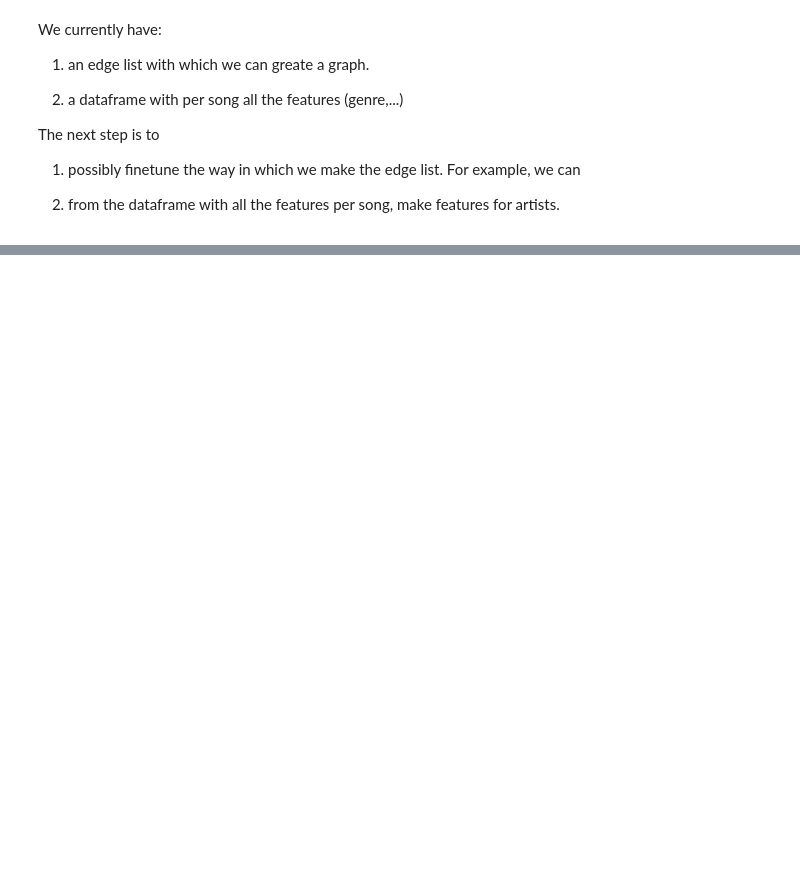
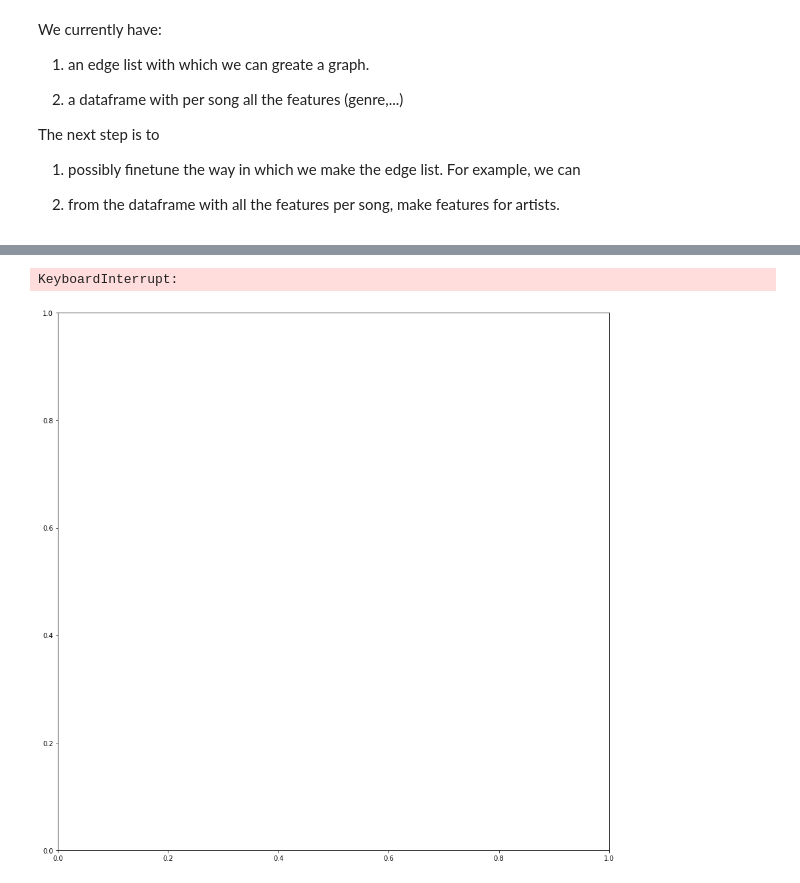
Before and after one commit to motmans-pj/MLNS-Spotify, a Jupyter notebook: Spotify.ipynb, the cells around one changed output, grey strips where cells are left out. Drawn from its saved outputs; the diff is of its cells as text; code cells hidden in the pictures; blank space fills up the shorter version.

```diff
--- a/Spotify.ipynb
+++ b/Spotify.ipynb
@@ -200,0 +264,11 @@ The next step is to
+# %%
+spotify_600 = pd.read_csv(DATA_PATH+'tracks_600k.csv')
+artists_600 = pd.read_csv(DATA_PATH+'artists_600k.csv')
+# %%
+spotify_600 = spotify_600.rename(columns={'id':'track_id'})
+spotify_600['artists'] = spotify_600.artists.apply(lambda x: eval(x))
+spotify_600['num_artists'] = spotify_600.artists.apply(lambda x: len(x))
+spotify['release_date'] = pd.to_datetime(spotify_600.release_date)
+# %%
+feat_track_600 = spotify_600[spotify_600.num_artists > 1].copy()
+nodes_600 = nodes_featuring(feat_track_600, read=False, path='edge_list_600.pkl')
@@ -200,0 +288,6 @@ The next step is to
+# %%
+edge_list = [tuple(l[:2]) for l in nodes_600.values.tolist()]
+G = ntx.from_edgelist(edge_list)
+largest_cc = G.subgraph(max(ntx.connected_components(G), key=len))
+print(f'The largest connected component has {len(largest_cc.nodes)} nodes.')
+print(f'The largest connected component has {len(largest_cc.edges)} edges.')
@@ -200,0 +360,6 @@ The next step is to
+# %%
+fig, ax = plt.subplots(figsize=(15, 15))
+ntx.draw_networkx(largest_cc, with_labels=False, node_size = 20, ax = ax)
+# %% [output]
+KeyboardInterrupt:
+[figure, added]
```
Also changed, not shown: parts of 21 cells of this notebook, 3 other files.
